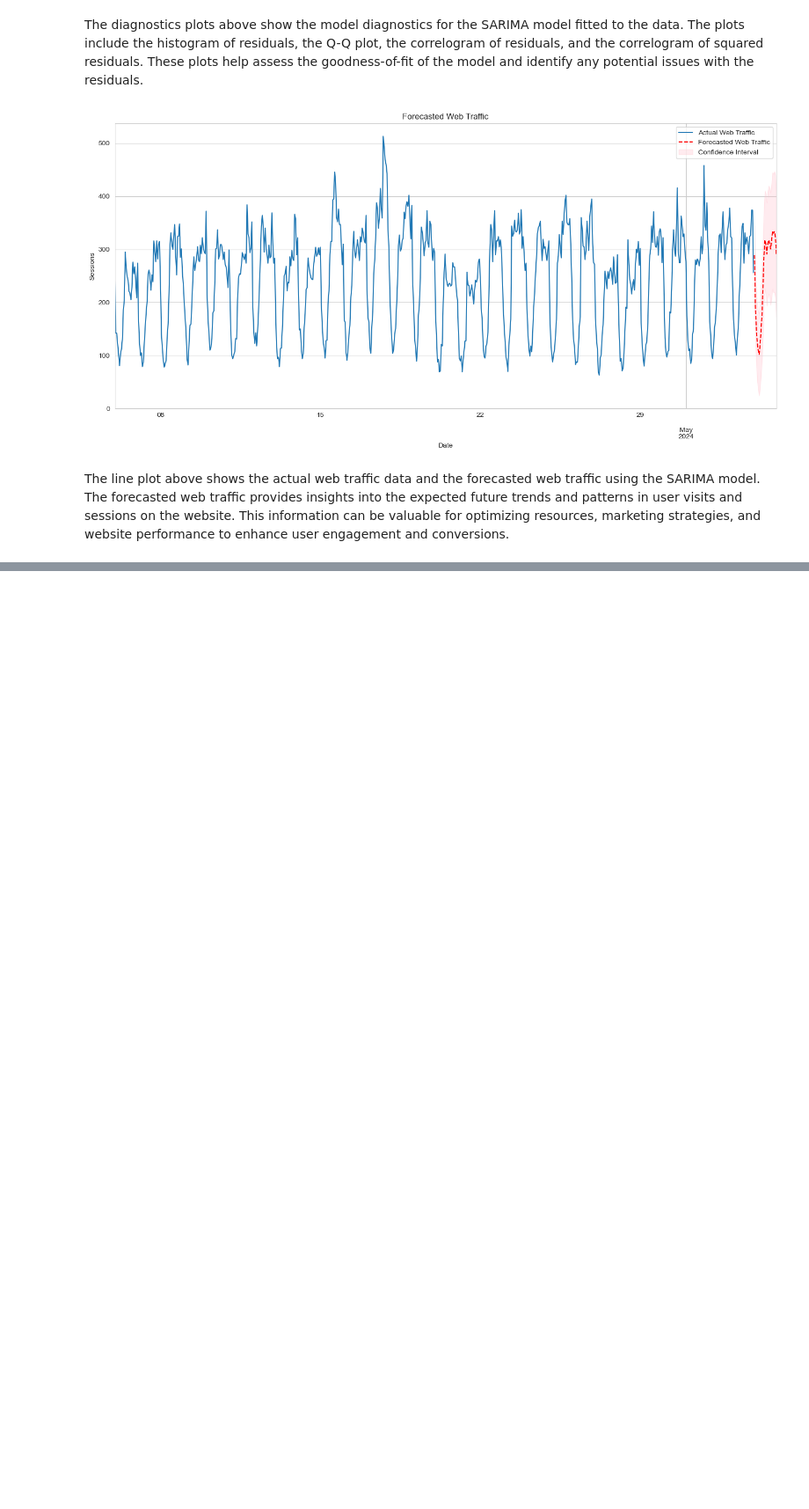
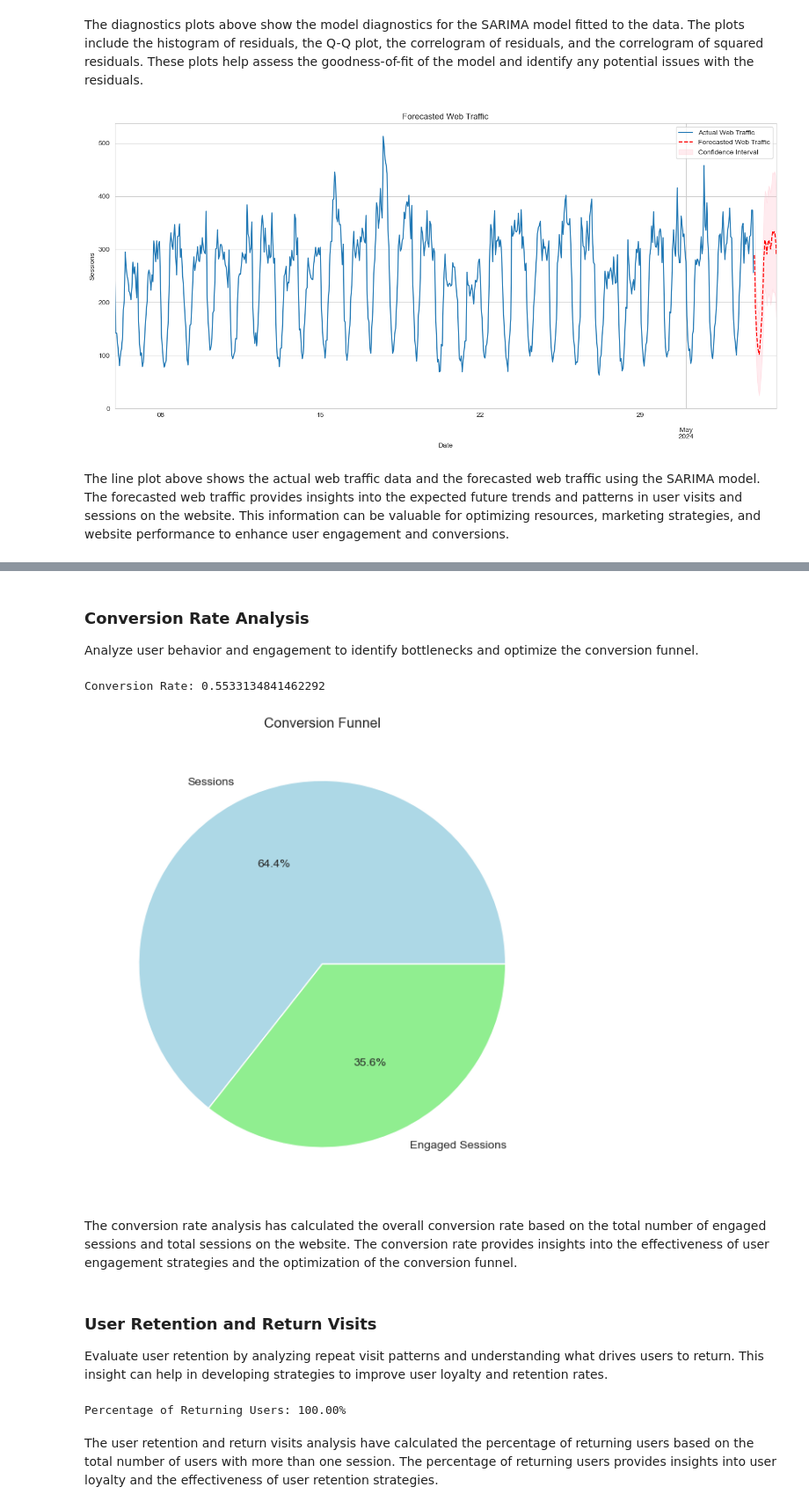
Before and after one commit to cogxen/website-performance-analysis, a Jupyter notebook: report.ipynb, the cells around one changed output, grey strips where cells are left out. Shown at 88% size. Saved outputs shown, nothing was run; the diff lists cells and outputs as text; code cells hidden in the pictures; blank space fills up the shorter version.

Commit message:
feat: finish user-segmentation, conversion-rate-analysis, and user-retention

```diff
--- a/report.ipynb
+++ b/report.ipynb
@@ -551,0 +564,16 @@ The line plot above shows the actual web traffic data and the forecasted web tra
+# %%
+# Define user segments based on engagement metrics
+def user_segmentation(row):
+    if row['Engaged sessions per user'] >= 5 and row['Events per session'] >= 10:
+        return 'Highly Engaged Users'
+    elif row['Engaged sessions per user'] >= 3 and row['Events per session'] >= 5:
+        return 'Moderately Engaged Users'
+    else:
+        return 'Low Engaged Users'
+
+# Apply user segmentation to the dataset
+ds['User Segment'] = ds.apply(user_segmentation, axis=1)
+
+# Count the number of users in each segment
+user_segment_counts = ds['User Segment'].value_counts()
+user_segment_counts
@@ -551,0 +589,45 @@ The line plot above shows the actual web traffic data and the forecasted web tra
+# %% [markdown]
+### Conversion Rate Analysis
+
+Analyze user behavior and engagement to identify bottlenecks and optimize the conversion funnel.
+# %%
+# Calculate the conversion rate based on user engagement
+conversion_rate = ds['Engaged sessions'].sum() / ds['Sessions'].sum()
+print(f"Conversion Rate: {conversion_rate}")
+# %% [output]
+Conversion Rate: 0.5533134841462292
+# %%
+# Plot the conversion funnel
+plt.figure(figsize=(8, 6))
+plt.pie([ds['Sessions'].sum(), ds['Engaged sessions'].sum()], labels=['Sessions', 'Engaged Sessions'], autopct='%1.1f%%', colors=['lightblue', 'lightgreen'])
+plt.title('Conversion Funnel')
+plt.tight_layout()
+plt.show()
+# %% [output]
+[figure, added]
+# %% [markdown]
+The conversion rate analysis has calculated the overall conversion rate based on the total number of engaged sessions and total sessions on the website. The conversion rate provides insights into the effectiveness of user engagement strategies and the optimization of the conversion funnel.
+# %% [markdown]
+### User Retention and Return Visits
+
+Evaluate user retention by analyzing repeat visit patterns and understanding what drives users to return. This insight can help in developing strategies to improve user loyalty and retention rates.
+# %%
+ds['Session Start Time'] = pd.to_datetime(ds['Date + hour (YYYYMMDDHH)'], format='%Y%m%d%H')
+
+# Calculate first and last session time for each user
+user_sessions = ds.groupby('User ID')['Session Start Time'].agg(['min', 'max', 'count']).reset_index()
+user_sessions.columns = ['User ID', 'First Session', 'Last Session', 'Total Sessions']
+
+# Calculate the difference in days between first and last session for each user
+user_sessions['Retention Days'] = (user_sessions['Last Session'] - user_sessions['First Session']).dt.days
+
+# Calculate the percentage of returning users (those with more than one session)
+returning_users = user_sessions[user_sessions['Total Sessions'] > 1]
+returning_users_percentage = len(returning_users) / len(user_sessions) * 100
+
+# Print the percentage of returning users
+print(f"Percentage of Returning Users: {returning_users_percentage:.2f}%")
+# %% [output]
+Percentage of Returning Users: 100.00%
+# %% [markdown]
+The user retention and return visits analysis have calculated the percentage of returning users based on the total number of users with more than one session. The percentage of returning users provides insights into user loyalty and the effectiveness of user retention strategies.
```
Also changed, not shown: parts of 5 cells of this notebook.
